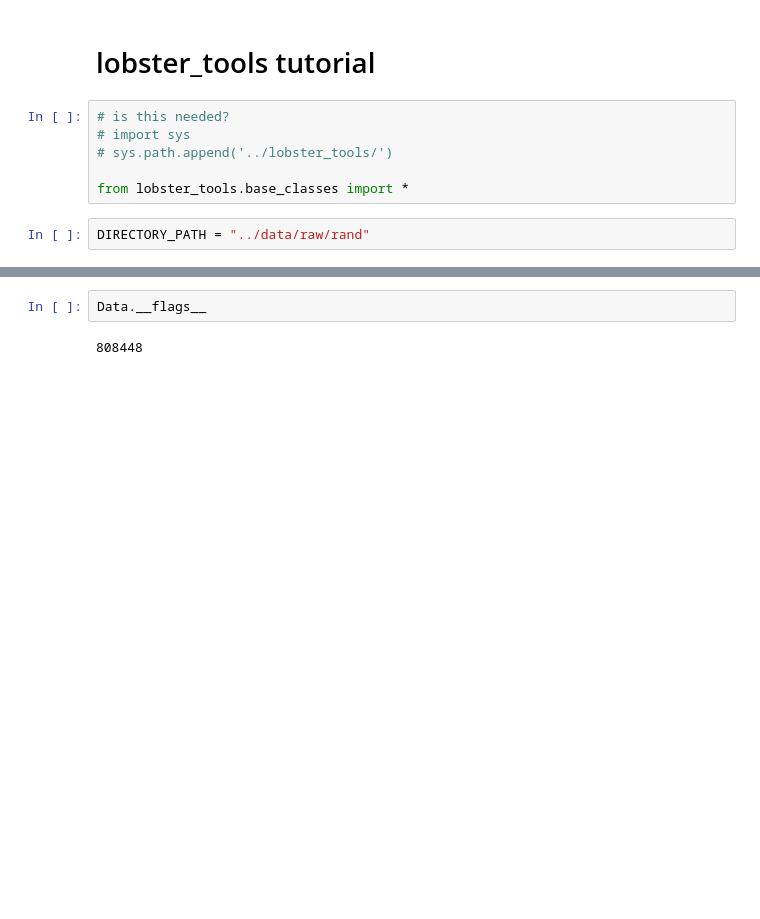
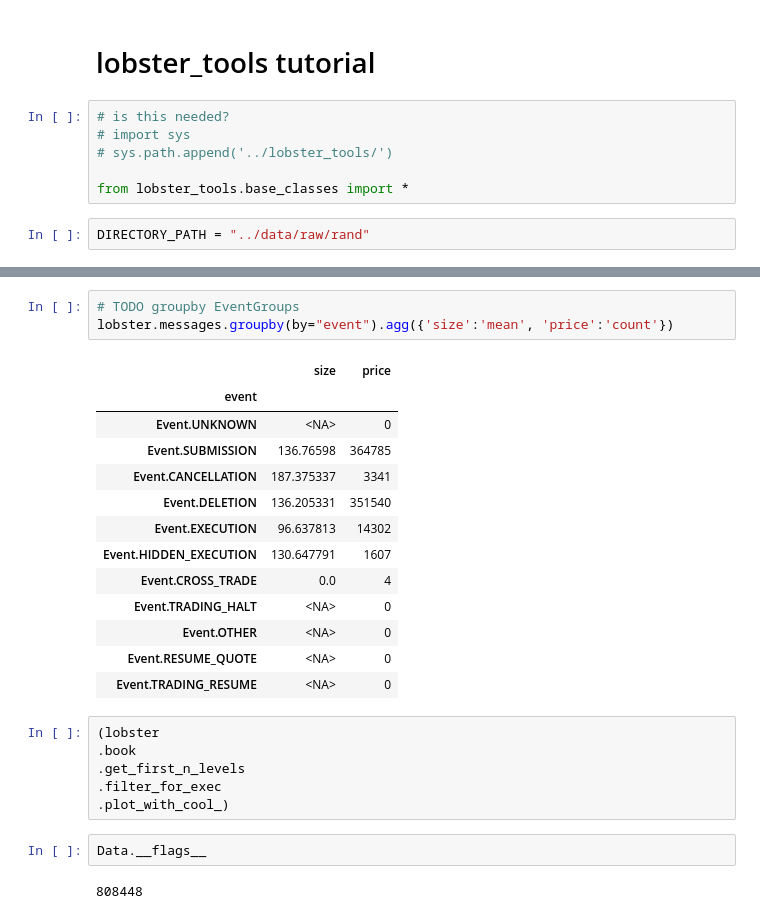
Before and after one commit to n-petit/lobster_tools, a Jupyter notebook: notebooks/tutorial.ipynb, the cells around one changed output, grey strips where cells are left out. Drawn from its saved outputs; the diff is of its cells as text; blank space fills up the shorter version.

```diff
--- a/notebooks/tutorial.ipynb
+++ b/notebooks/tutorial.ipynb
@@ -15,3 +67,26 @@ Data(directory_path='../data/raw', ticker='AIG', date_range=('2019-01-02', '2019
+# %%
+# TODO groupby EventGroups
+lobster.messages.groupby(by="event").agg({'size':'mean', 'price':'count'})
+# %% [output]
+|  | size | price |
+| event |  |  |
+| Event.UNKNOWN | <NA> | 0 |
+| Event.SUBMISSION | 136.76598 | 364785 |
+| Event.CANCELLATION | 187.375337 | 3341 |
+| Event.DELETION | 136.205331 | 351540 |
+| Event.EXECUTION | 96.637813 | 14302 |
+| Event.HIDDEN_EXECUTION | 130.647791 | 1607 |
+| Event.CROSS_TRADE | 0.0 | 4 |
+| Event.TRADING_HALT | <NA> | 0 |
+| Event.OTHER | <NA> | 0 |
+| Event.RESUME_QUOTE | <NA> | 0 |
+| Event.TRADING_RESUME | <NA> | 0 |
+# %%
+(lobster
+.book
+.get_first_n_levels
+.filter_for_exec
+.plot_with_cool_)
 # %%
 Data.__flags__
 # %% [output]
```
Also changed, not shown: parts of 15 cells of this notebook.
